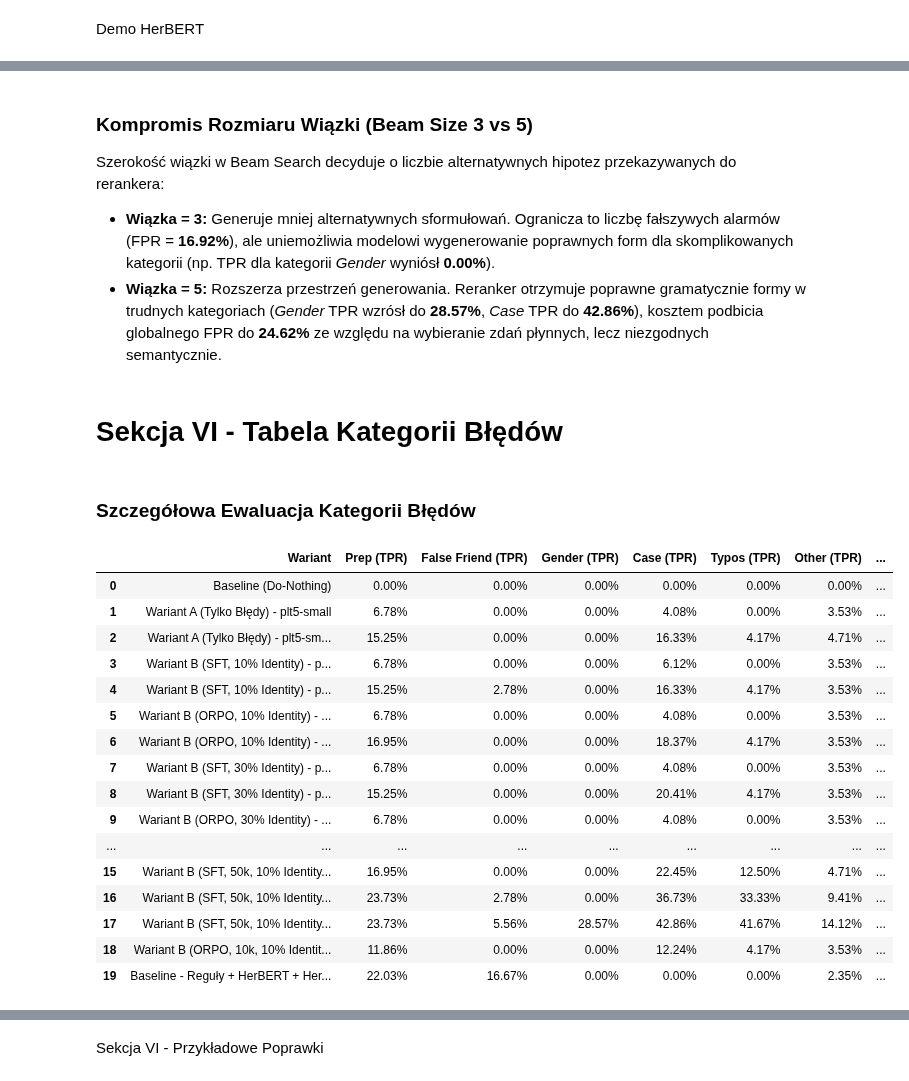
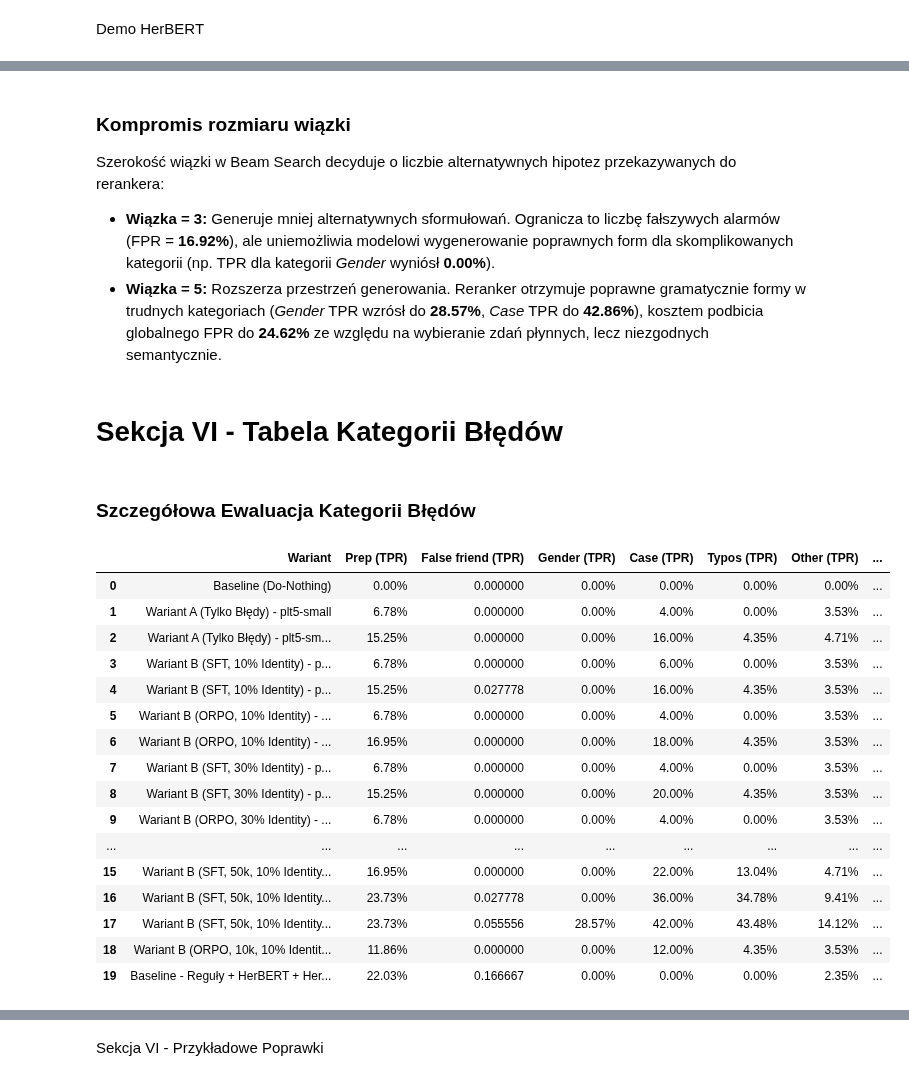
Before and after one commit to vitaliy-khomyn/uj-nlp-correction-project, a Jupyter notebook: main.ipynb, the cells around one changed output, grey strips where cells are left out. Saved outputs shown, nothing was run; the diff lists cells and outputs as text; code cells hidden in the pictures.

```diff
--- a/main.ipynb
+++ b/main.ipynb
@@ -159,16 +159,16 @@ if not os.path.exists(HUMAN_EVAL_PATH):
     raise FileNotFoundError(f"Brak zbioru walidacyjnego na {HUMAN_EVAL_PATH}.")
 
 with open(HUMAN_EVAL_PATH, 'r', encoding='utf-8') as f:
-    human_gold_standard = json.load(f)
+    ood_gold_standard = json.load(f)
 
 if config.debug_mode:
-    human_gold_standard = human_gold_standard[:config.debug_human_samples]
+    ood_gold_standard = ood_gold_standard[:config.debug_ood_samples]
 
-human_srcs = [item['source'] for item in human_gold_standard]
-human_exps = [item['expected'] for item in human_gold_standard]
+ood_srcs = [item['source'] for item in ood_gold_standard]
+ood_exps = [item['expected'] for item in ood_gold_standard]
 
 # Render metrics beautifully via styled Pandas DataFrames and HTML tables
-h_f05, h_p, h_r, h_em, h_bs, h_tpr, h_fpr, h_fnr = display_beautiful_metrics(human_srcs, human_exps, human_srcs)
+h_f05, h_p, h_r, h_em, h_bs, h_tpr, h_fpr, h_fnr = display_beautiful_metrics(ood_srcs, ood_exps, ood_srcs)
 # %% [output]
 --- Baseline Do-Nothing (Kopiowanie Wejścia) ---
 Baseline Exact Match na zbiorze syntetycznym: 27.93%
@@ -340,0 +277,7 @@ if dirs_to_plot:
+# %%
+# 1. Rysowanie wykresów porównawczych TPR, FPR, EM
+plot_results_comparison(results_df)
+
+# 2. Rysowanie krzywych uczenia
+from src.utils.visualization import plot_training_curves
+plot_training_curves(final_results)
@@ -414,5 +350,5 @@ Zysk Płynności (ΔPLL): 16.5369
 # %% [markdown]
-### Kompromis Rozmiaru Wiązki (Beam Size 3 vs 5)
+### Kompromis rozmiaru wiązki
 Szerokość wiązki w Beam Search decyduje o liczbie alternatywnych hipotez przekazywanych do rerankera:
 
 *   **Wiązka = 3:** Generuje mniej alternatywnych sformułowań. Ogranicza to liczbę fałszywych alarmów (FPR = **16.92%**), ale uniemożliwia modelowi wygenerowanie poprawnych form dla skomplikowanych kategorii (np. TPR dla kategorii *Gender* wyniósł **0.00%**).
@@ -422,28 +358,28 @@ Szerokość wiązki w Beam Search decyduje o liczbie alternatywnych hipotez prze
 # %%
 # Zabezpieczenie przed NameError w przypadku braku wcześniejszego załadowania wyników
 if 'final_results' not in globals():
     final_results = {}
 
 # Wyświetlenie tabeli szczegółowych metryk dla poszczególnych kategorii błędów
-render_categorized_metrics_table(final_results, human_srcs, human_exps)
+render_categorized_metrics_table(final_results, ood_srcs, ood_exps)
 # %% [output]
 Szczegółowa Ewaluacja Kategorii Błędów
-|  | Wariant | Prep (TPR) | False Friend (TPR) | Gender (TPR) | Case (TPR) | Typos (TPR) | Other (TPR) | ... |
-| 0 | Baseline (Do-Nothing) | 0.00% | 0.00% | 0.00% | 0.00% | 0.00% | 0.00% | ... |
-| 1 | Wariant A (Tylko Błędy) - plt5-small | 6.78% | 0.00% | 0.00% | 4.08% | 0.00% | 3.53% | ... |
-| 2 | Wariant A (Tylko Błędy) - plt5-sm... | 15.25% | 0.00% | 0.00% | 16.33% | 4.17% | 4.71% | ... |
-| 3 | Wariant B (SFT, 10% Identity) - p... | 6.78% | 0.00% | 0.00% | 6.12% | 0.00% | 3.53% | ... |
-| 4 | Wariant B (SFT, 10% Identity) - p... | 15.25% | 2.78% | 0.00% | 16.33% | 4.17% | 3.53% | ... |
-| 5 | Wariant B (ORPO, 10% Identity) - ... | 6.78% | 0.00% | 0.00% | 4.08% | 0.00% | 3.53% | ... |
-| 6 | Wariant B (ORPO, 10% Identity) - ... | 16.95% | 0.00% | 0.00% | 18.37% | 4.17% | 3.53% | ... |
-| 7 | Wariant B (SFT, 30% Identity) - p... | 6.78% | 0.00% | 0.00% | 4.08% | 0.00% | 3.53% | ... |
-| 8 | Wariant B (SFT, 30% Identity) - p... | 15.25% | 0.00% | 0.00% | 20.41% | 4.17% | 3.53% | ... |
-| 9 | Wariant B (ORPO, 30% Identity) - ... | 6.78% | 0.00% | 0.00% | 4.08% | 0.00% | 3.53% | ... |
+|  | Wariant | Prep (TPR) | False friend (TPR) | Gender (TPR) | Case (TPR) | Typos (TPR) | Other (TPR) | ... |
+| 0 | Baseline (Do-Nothing) | 0.00% | 0.000000 | 0.00% | 0.00% | 0.00% | 0.00% | ... |
+| 1 | Wariant A (Tylko Błędy) - plt5-small | 6.78% | 0.000000 | 0.00% | 4.00% | 0.00% | 3.53% | ... |
+| 2 | Wariant A (Tylko Błędy) - plt5-sm... | 15.25% | 0.000000 | 0.00% | 16.00% | 4.35% | 4.71% | ... |
+| 3 | Wariant B (SFT, 10% Identity) - p... | 6.78% | 0.000000 | 0.00% | 6.00% | 0.00% | 3.53% | ... |
+| 4 | Wariant B (SFT, 10% Identity) - p... | 15.25% | 0.027778 | 0.00% | 16.00% | 4.35% | 3.53% | ... |
+| 5 | Wariant B (ORPO, 10% Identity) - ... | 6.78% | 0.000000 | 0.00% | 4.00% | 0.00% | 3.53% | ... |
+| 6 | Wariant B (ORPO, 10% Identity) - ... | 16.95% | 0.000000 | 0.00% | 18.00% | 4.35% | 3.53% | ... |
+| 7 | Wariant B (SFT, 30% Identity) - p... | 6.78% | 0.000000 | 0.00% | 4.00% | 0.00% | 3.53% | ... |
+| 8 | Wariant B (SFT, 30% Identity) - p... | 15.25% | 0.000000 | 0.00% | 20.00% | 4.35% | 3.53% | ... |
+| 9 | Wariant B (ORPO, 30% Identity) - ... | 6.78% | 0.000000 | 0.00% | 4.00% | 0.00% | 3.53% | ... |
 | ... | ... | ... | ... | ... | ... | ... | ... | ... |
-| 15 | Wariant B (SFT, 50k, 10% Identity... | 16.95% | 0.00% | 0.00% | 22.45% | 12.50% | 4.71% | ... |
-| 16 | Wariant B (SFT, 50k, 10% Identity... | 23.73% | 2.78% | 0.00% | 36.73% | 33.33% | 9.41% | ... |
-| 17 | Wariant B (SFT, 50k, 10% Identity... | 23.73% | 5.56% | 28.57% | 42.86% | 41.67% | 14.12% | ... |
-| 18 | Wariant B (ORPO, 10k, 10% Identit... | 11.86% | 0.00% | 0.00% | 12.24% | 4.17% | 3.53% | ... |
-| 19 | Baseline - Reguły + HerBERT + Her... | 22.03% | 16.67% | 0.00% | 0.00% | 0.00% | 2.35% | ... |
+| 15 | Wariant B (SFT, 50k, 10% Identity... | 16.95% | 0.000000 | 0.00% | 22.00% | 13.04% | 4.71% | ... |
+| 16 | Wariant B (SFT, 50k, 10% Identity... | 23.73% | 0.027778 | 0.00% | 36.00% | 34.78% | 9.41% | ... |
+| 17 | Wariant B (SFT, 50k, 10% Identity... | 23.73% | 0.055556 | 28.57% | 42.00% | 43.48% | 14.12% | ... |
+| 18 | Wariant B (ORPO, 10k, 10% Identit... | 11.86% | 0.000000 | 0.00% | 12.00% | 4.35% | 3.53% | ... |
+| 19 | Baseline - Reguły + HerBERT + Her... | 22.03% | 0.166667 | 0.00% | 0.00% | 0.00% | 2.35% | ... |
 # %%
 # 1. Wykres porównawczy: skuteczność modeli na kategoriach błędów (Wersje Standardowe)
```
Also changed, not shown: parts of 17 cells of this notebook, 3 other files.
